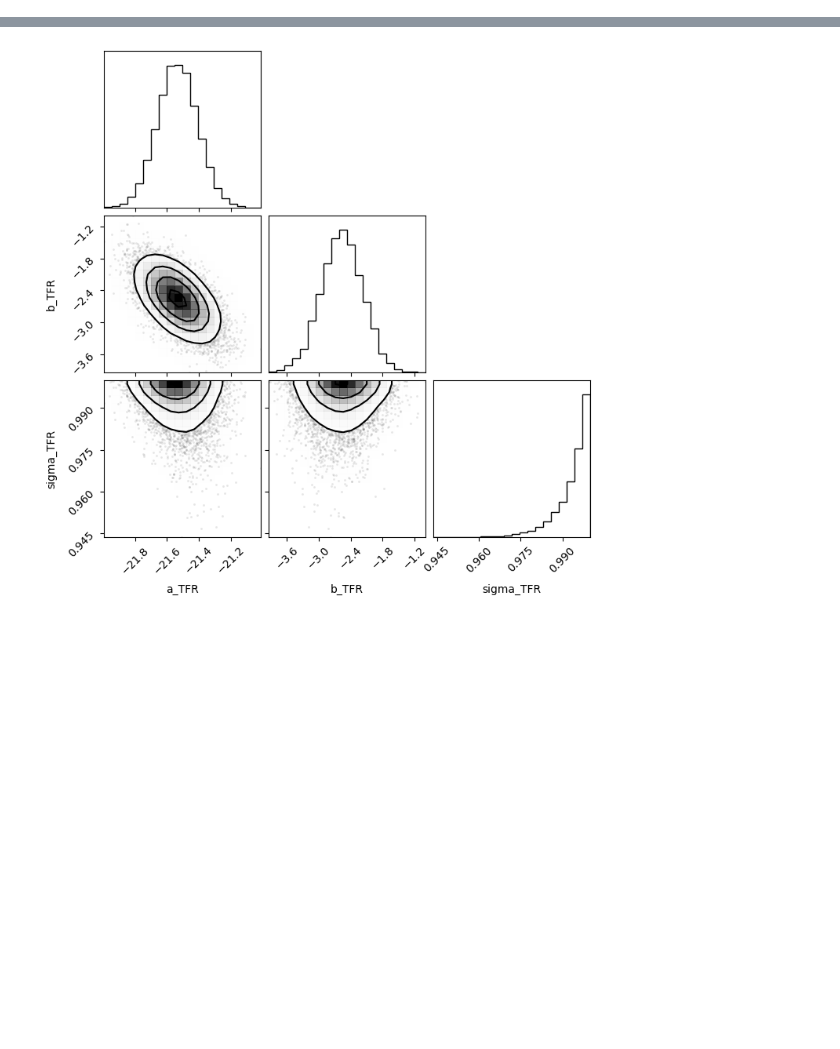
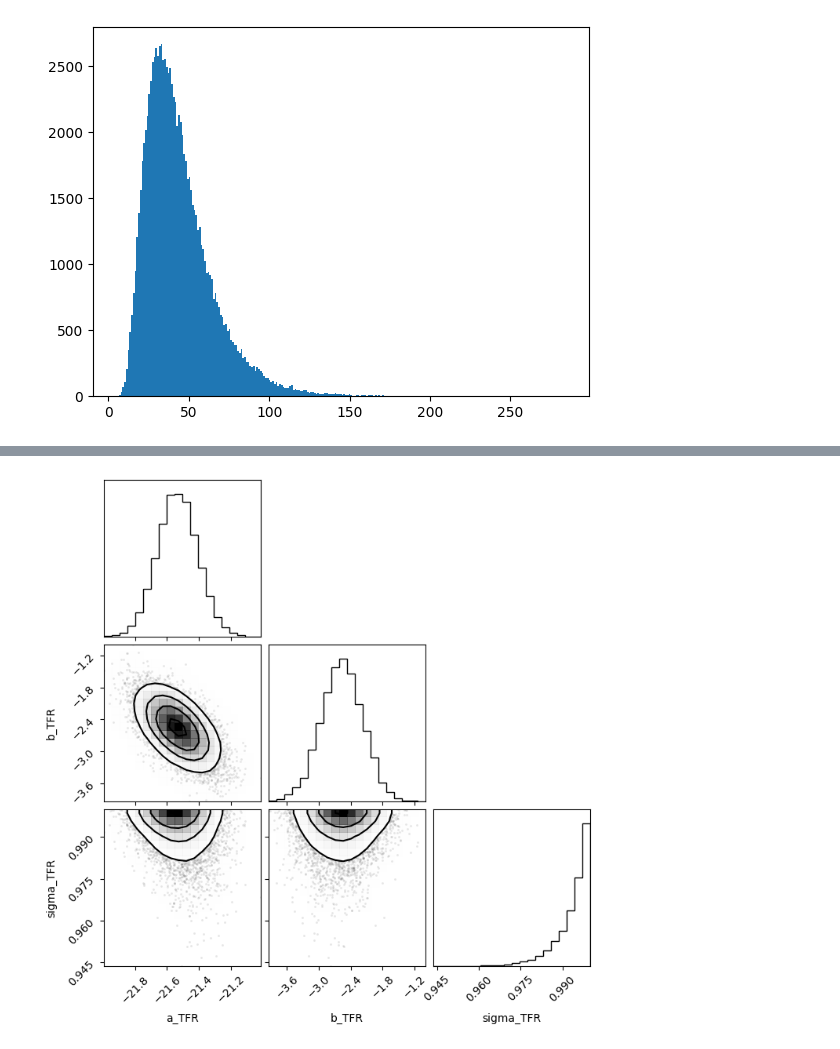
Before and after one commit to Richard-Sti/CANDEL, a Jupyter notebook: notebooks/random/new_mocks_with_selection.ipynb, the cells around one changed output, grey strips where cells are left out. Drawn from its saved outputs; the diff is of its cells as text; code cells hidden in the pictures; blank space fills up the shorter version.

```diff
--- a/notebooks/random/new_mocks_with_selection.ipynb
+++ b/notebooks/random/new_mocks_with_selection.ipynb
@@ -94 +59,14 @@ Mock with 101 points created.
+# %%
+mu_mean = 33
+mu_std = 1
+
+
+mu = np.random.normal(mu_mean, mu_std, size=100000)
+r = 10**(mu / 5 - 5)
+
+plt.figure()
+plt.hist(r, bins="auto")
+plt.show()
+# %% [output]
+[figure, added]
 # %%
```
Also changed, not shown: parts of 10 cells of this notebook, 1 other file.
